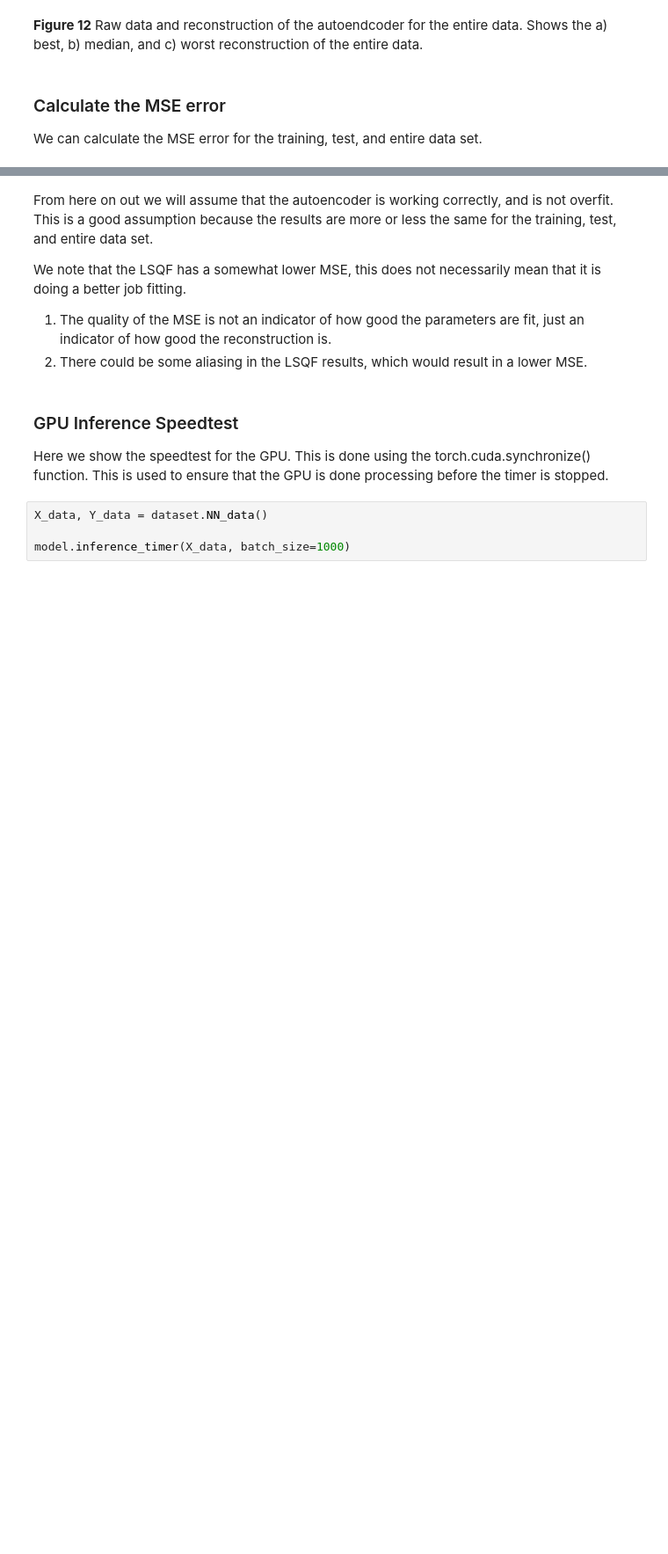
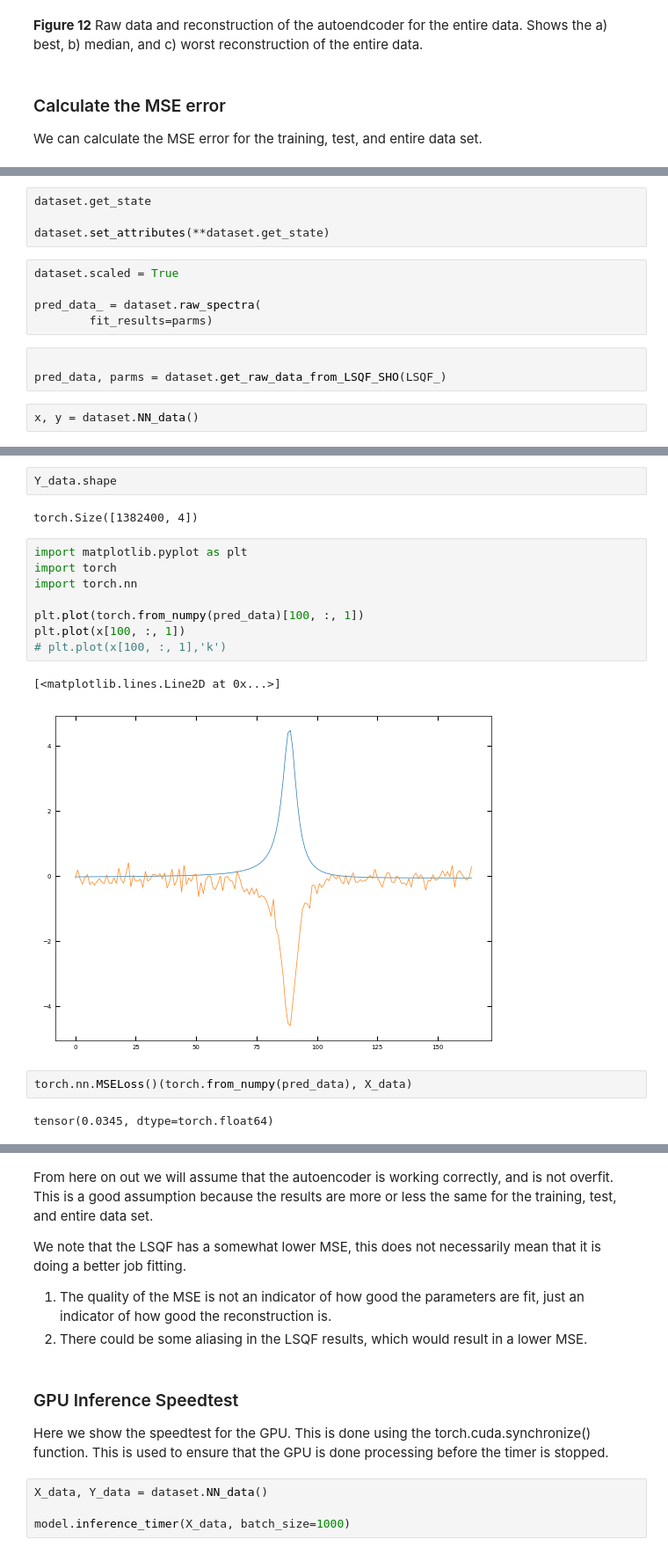
Before and after one commit to m3-learning/m3_learning, a Jupyter notebook: m3_learning/papers/2023_Rapid_Fitting/3_Pytorch_SHO_Fitter.ipynb, the cells around one changed output, grey strips where cells are left out. Shown at 88% size. Drawn from its saved outputs; the diff is of its cells as text; blank space fills up the shorter version.

```diff
--- a/m3_learning/papers/2023_Rapid_Fitting/3_Pytorch_SHO_Fitter.ipynb
+++ b/m3_learning/papers/2023_Rapid_Fitting/3_Pytorch_SHO_Fitter.ipynb
@@ -311,0 +370,14 @@ We can calculate the MSE error for the training, test, and entire data set.
+# %%
+dataset.get_state
+
+dataset.set_attributes(**dataset.get_state)
+# %%
+dataset.scaled = True
+
+pred_data_ = dataset.raw_spectra(
+        fit_results=parms)
+# %%
+
+pred_data, parms = dataset.get_raw_data_from_LSQF_SHO(LSQF_)
+# %%
+x, y = dataset.NN_data()
@@ -312,2 +399,21 @@ We can calculate the MSE error for the training, test, and entire data set.
+# %%
+Y_data.shape
+# %% [output]
+torch.Size([1382400, 4])
+# %%
+import matplotlib.pyplot as plt
+import torch
+import torch.nn
+
+plt.plot(torch.from_numpy(pred_data)[100, :, 1])
+plt.plot(x[100, :, 1])
+# plt.plot(x[100, :, 1],'k')
+# %% [output]
+[<matplotlib.lines.Line2D at 0x...>]
+[figure, added]
+# %%
+torch.nn.MSELoss()(torch.from_numpy(pred_data), X_data)
+# %% [output]
+tensor(0.0345, dtype=torch.float64)
 # %%
 X_data, Y_data = dataset.NN_data()
```
Also changed, not shown: parts of 15 cells of this notebook, 3 other files.
